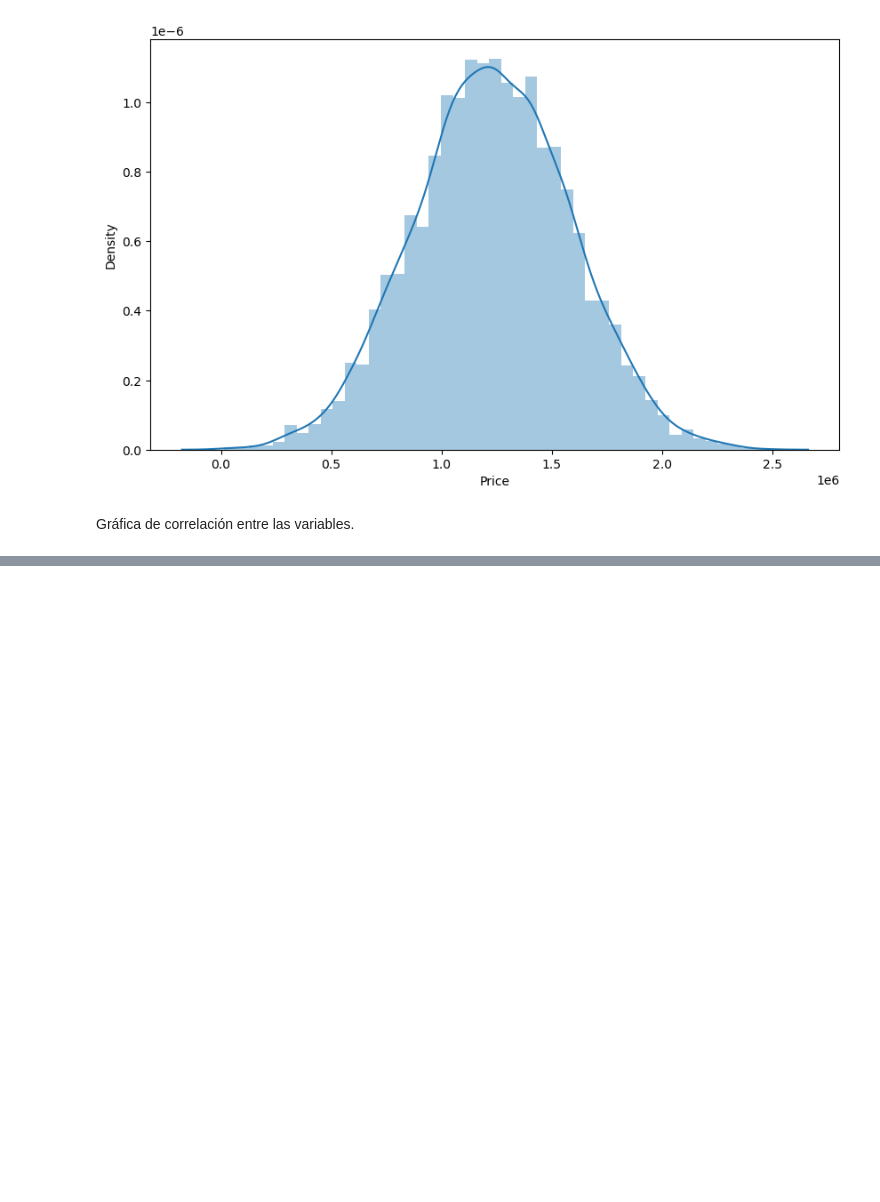
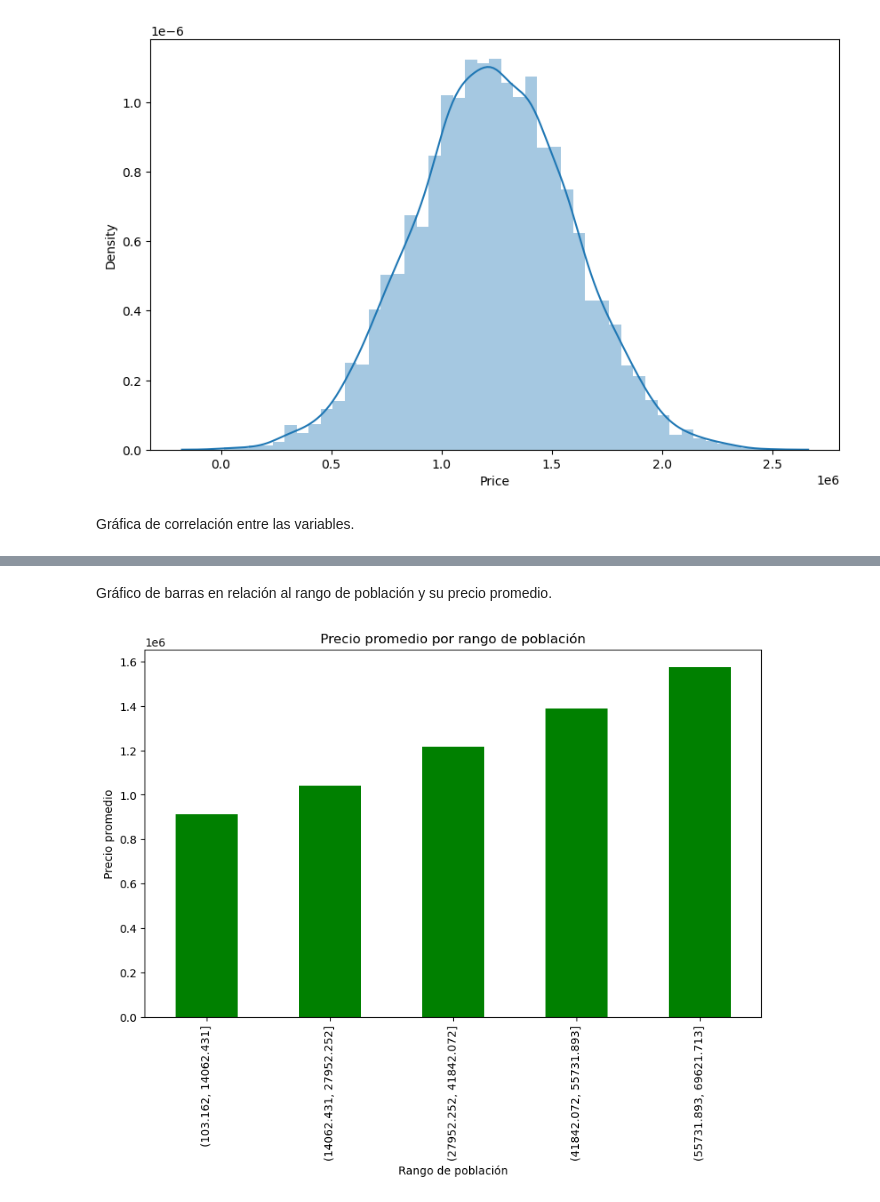
Before and after one commit to Nachosanchezz/USA_Housing, a Jupyter notebook: USA_Housing.ipynb, the cells around one changed output, grey strips where cells are left out. Saved outputs shown, nothing was run; the diff lists cells and outputs as text; code cells hidden in the pictures; blank space fills up the shorter version.

```diff
--- a/USA_Housing.ipynb
+++ b/USA_Housing.ipynb
@@ -52,0 +53,14 @@ plt.show()
+# %% [markdown]
+Gráfico de barras en relación al rango de población y su precio promedio.
+# %%
+rangos_poblacion = pd.cut(df['Area Population'], 5)
+precio_promedio = df['Price'].groupby(rangos_poblacion).mean()
+
+plt.figure(figsize=(10, 6))
+precio_promedio.plot(kind='bar', color='green')
+plt.title('Precio promedio por rango de población')
+plt.xlabel('Rango de población')
+plt.ylabel('Precio promedio')
+plt.show()
+# %% [output]
+[figure, added]
```
Also changed, not shown: parts of 5 cells of this notebook.
